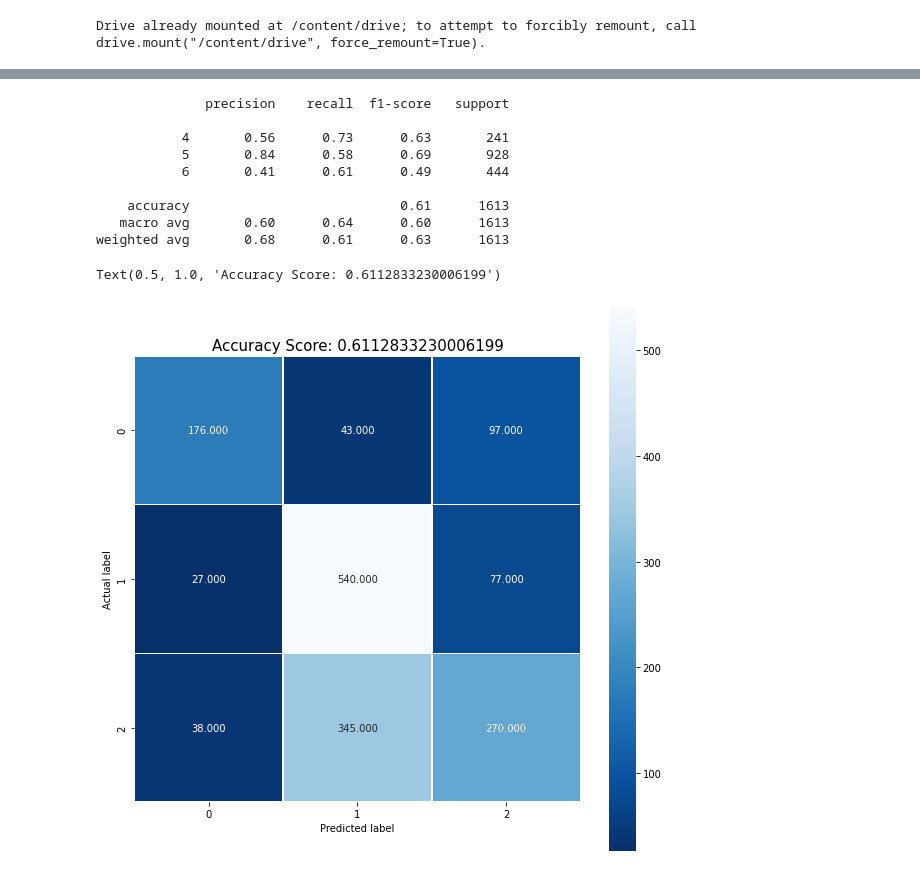
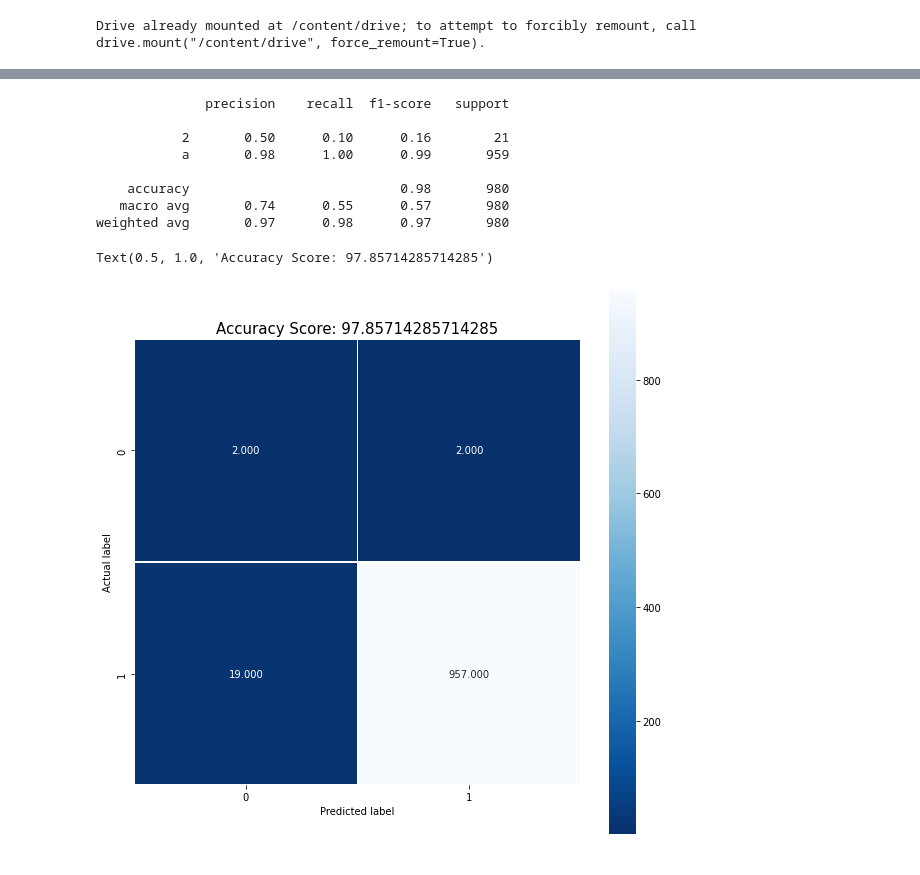
Before and after one commit to pirumba/computer_vision, a Jupyter notebook: cropsknnclassfier.ipynb, the cells around one changed output, grey strips where cells are left out. Cells and saved outputs as stored; diff of their text form; code cells hidden in the pictures.

```diff
--- a/cropsknnclassfier.ipynb
+++ b/cropsknnclassfier.ipynb
@@ -22,7 +22,7 @@ drive.mount('/content/drive')
 Drive already mounted at /content/drive; to attempt to forcibly remount, call drive.mount("/content/drive", force_remount=True).
 # %%
  # get the filenames of the leaves under the directory “Leaves”
-path = "/content/drive/MyDrive/cropped/unknown/"
+path = "/content/drive/MyDrive/cropped/banana/"
 image_path_list = os.listdir(path)
  # looking at the first image
 i = 0
@@ -167,25 +171,24 @@ print(classification_report(gnb.predict(X_test), y_test))
 # %% [output]
               precision    recall  f1-score   support
 
-           4       0.56      0.73      0.63       241
-           5       0.84      0.58      0.69       928
-           6       0.41      0.61      0.49       444
+           2       0.50      0.10      0.16        21
+           a       0.98      1.00      0.99       959
 
-    accuracy                           0.61      1613
-   macro avg       0.60      0.64      0.60      1613
-weighted avg       0.68      0.61      0.63      1613
+    accuracy                           0.98       980
+   macro avg       0.74      0.55      0.57       980
+weighted avg       0.97      0.98      0.97       980
 # %%
 import seaborn as sns
 from sklearn.metrics import accuracy_score,confusion_matrix # metrics error
 cm = confusion_matrix(y_test,y_pred)
 plt.figure(figsize=(10,10))
 sns.heatmap(cm,annot=True, fmt='.3f', linewidths=.5, square=True,cmap='Blues_r')
 plt.ylabel('Actual label')
 plt.xlabel('Predicted label')
-all_sample_title = 'Accuracy Score: {0}'.format(accuracy_score(y_test,y_pred))
+all_sample_title = 'Accuracy Score: {0}'.format(accuracy_score(y_test,y_pred)*100)
 plt.title(all_sample_title,size=15)
 # %% [output]
-Text(0.5, 1.0, 'Accuracy Score: 0.6112833230006199')
+Text(0.5, 1.0, 'Accuracy Score: 97.85714285714285')
-[figure, old version]
+[figure, new version]
 # %%
 from sklearn.neighbors import KNeighborsClassifier
```
Also changed, not shown: parts of 13 cells of this notebook.
